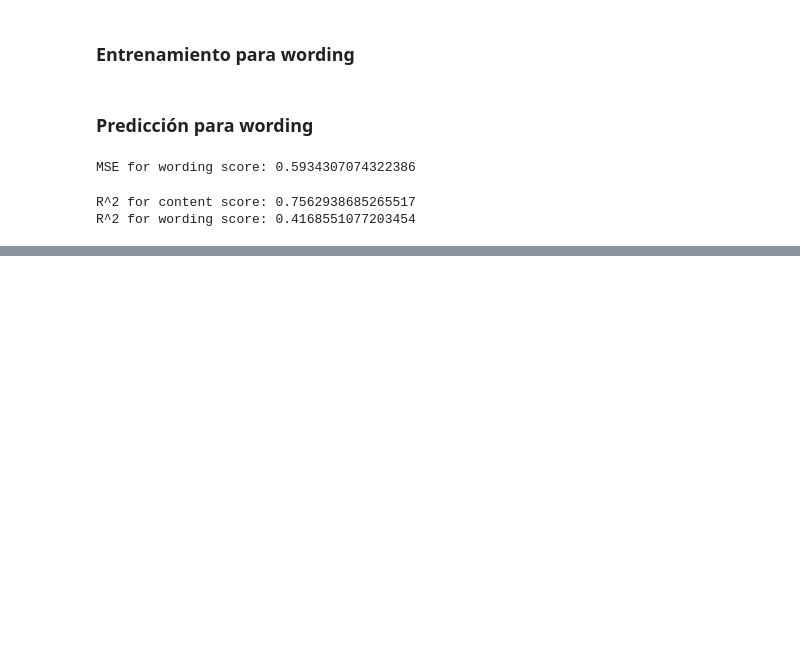
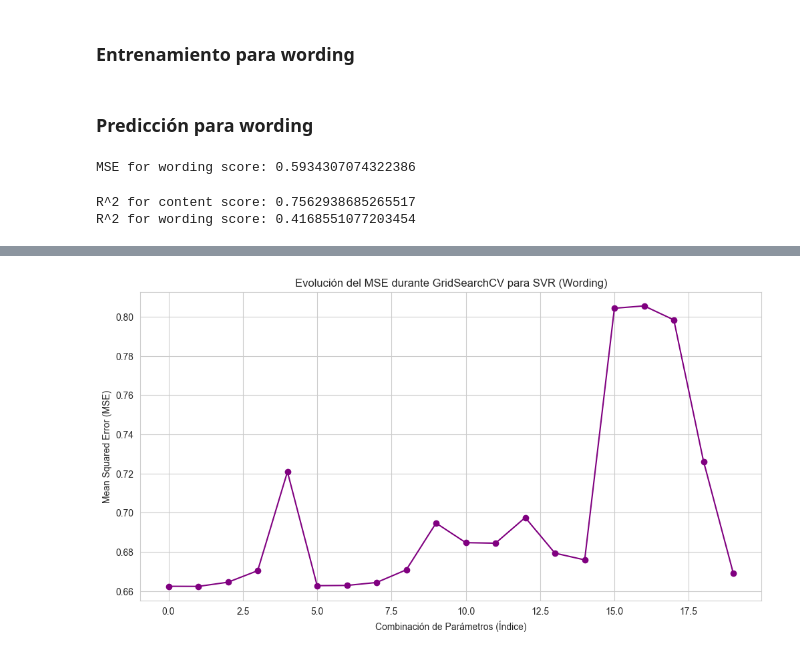
Before and after one commit to Kojimena/DS-P2, a Jupyter notebook: svm.ipynb, the cells around one changed output, grey strips where cells are left out. Drawn from its saved outputs; the diff is of its cells as text; code cells hidden in the pictures; blank space fills up the shorter version.

```diff
--- a/svm.ipynb
+++ b/svm.ipynb
@@ -89,0 +132,15 @@ R^2 for wording score: 0.4168551077203454
+# %%
+cv_results_wording = grid_search_wording.cv_results_
+
+mean_test_scores = cv_results_wording['mean_test_score']
+mean_test_errors = -mean_test_scores  # Convertir el error a positivo
+
+plt.figure(figsize=(12, 6))
+plt.plot(range(len(mean_test_errors)), mean_test_errors, marker='o', linestyle='-', color='purple')
+plt.xlabel('Combinación de Parámetros (Índice)')
+plt.ylabel('Mean Squared Error (MSE)')
+plt.title('Evolución del MSE durante GridSearchCV para SVR (Wording)')
+plt.grid(True)
+plt.show()
+# %% [output]
+[figure, added]
```
Also changed, not shown: parts of 3 cells of this notebook.
